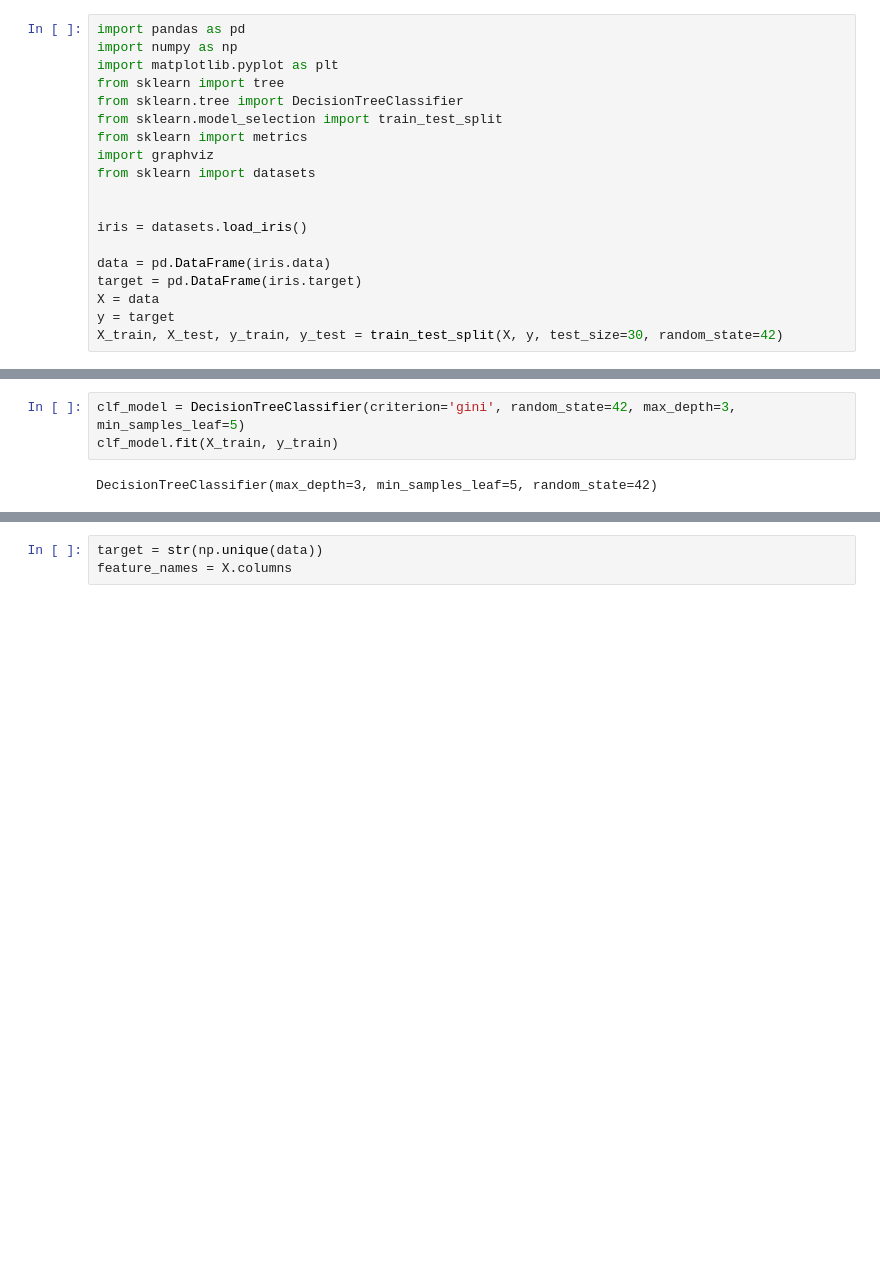
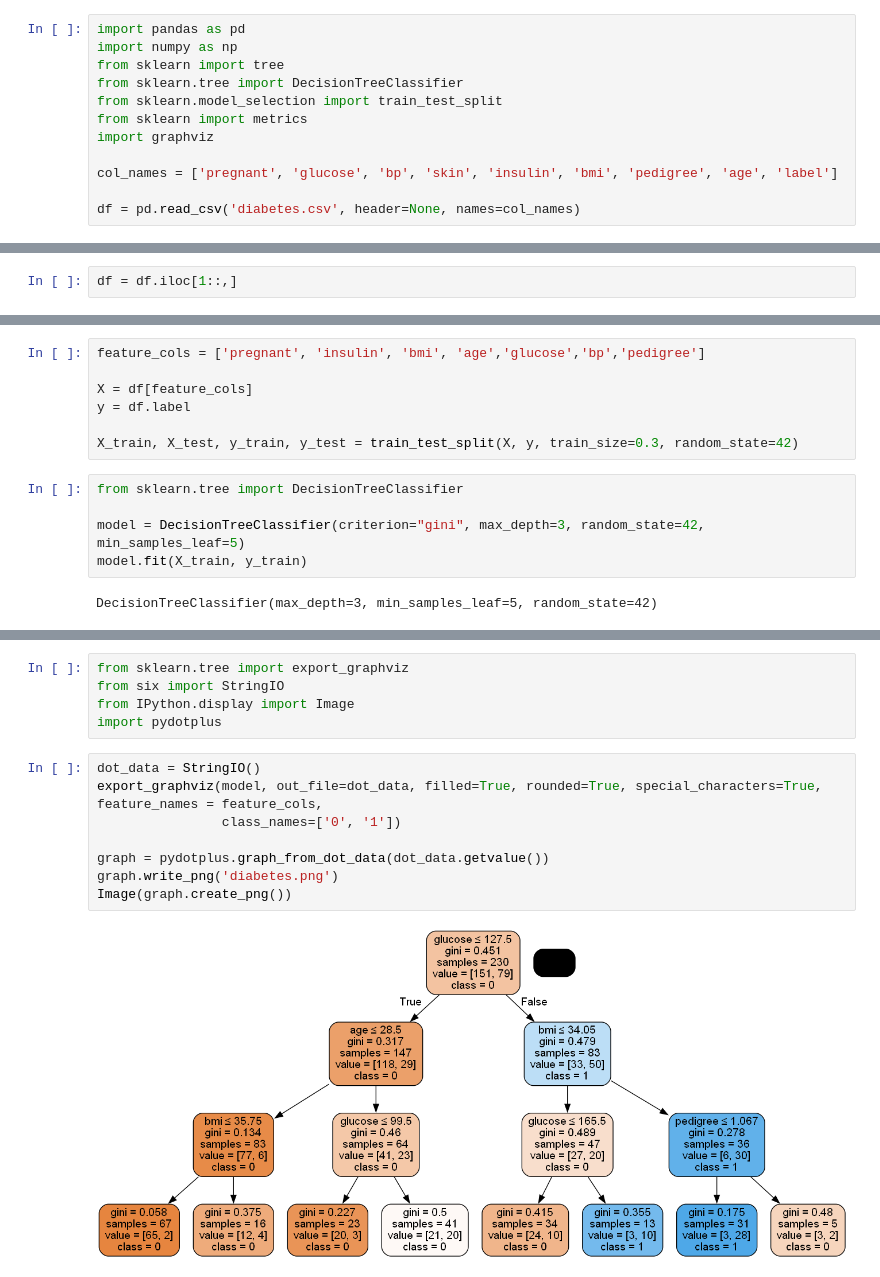
Before and after one commit to playnik94/PDS_3_DZ_Liashenko, a Jupyter notebook: Lesson_39/dz_39.ipynb, the cells around one changed output, grey strips where cells are left out. Cells and saved outputs as stored; diff of their text form; blank space fills up the shorter version.

```diff
--- a/Lesson_39/dz_39.ipynb
+++ b/Lesson_39/dz_39.ipynb
@@ -1,19 +1,12 @@
 # %%
 import pandas as pd
 import numpy as np
-import matplotlib.pyplot as plt
 from sklearn import tree
 from sklearn.tree import DecisionTreeClassifier
 from sklearn.model_selection import train_test_split
 from sklearn import metrics
 import graphviz
-from sklearn import datasets
 
+col_names = ['pregnant', 'glucose', 'bp', 'skin', 'insulin', 'bmi', 'pedigree', 'age', 'label']
 
-iris = datasets.load_iris()
-
-data = pd.DataFrame(iris.data)
-target = pd.DataFrame(iris.target)
-X = data
-y = target
-X_train, X_test, y_train, y_test = train_test_split(X, y, test_size=30, random_state=42)
+df = pd.read_csv('diabetes.csv', header=None, names=col_names)
@@ -33,0 +13,2 @@ X_train, X_test, y_train, y_test = train_test_split(X, y, test_size=30, random_s
+# %%
+df = df.iloc[1::,]
@@ -34,6 +24,15 @@ X_train, X_test, y_train, y_test = train_test_split(X, y, test_size=30, random_s
+# %%
+feature_cols = ['pregnant', 'insulin', 'bmi', 'age','glucose','bp','pedigree']
+
+X = df[feature_cols]
+y = df.label
+
+X_train, X_test, y_train, y_test = train_test_split(X, y, train_size=0.3, random_state=42)
 # %%
-clf_model = DecisionTreeClassifier(criterion='gini', random_state=42, max_depth=3, min_samples_leaf=5)
-clf_model.fit(X_train, y_train)
+from sklearn.tree import DecisionTreeClassifier
+
+model = DecisionTreeClassifier(criterion="gini", max_depth=3, random_state=42, min_samples_leaf=5)
+model.fit(X_train, y_train)
 # %% [output]
 DecisionTreeClassifier(max_depth=3, min_samples_leaf=5, random_state=42)
 # %%
@@ -50,4 +44,16 @@ metrics.accuracy_score(y_test, y_pred)
-# %%
-target = str(np.unique(data))
-feature_names = X.columns
+# %%
+from sklearn.tree import export_graphviz
+from six import StringIO
+from IPython.display import Image
+import pydotplus
+# %%
+dot_data = StringIO()
+export_graphviz(model, out_file=dot_data, filled=True, rounded=True, special_characters=True, feature_names = feature_cols,
+                class_names=['0', '1'])
+
+graph = pydotplus.graph_from_dot_data(dot_data.getvalue())
+graph.write_png('diabetes.png')
+Image(graph.create_png())
+# %% [output]
+[figure, added]
 # %%
```
Also changed, not shown: parts of 8 cells of this notebook.
